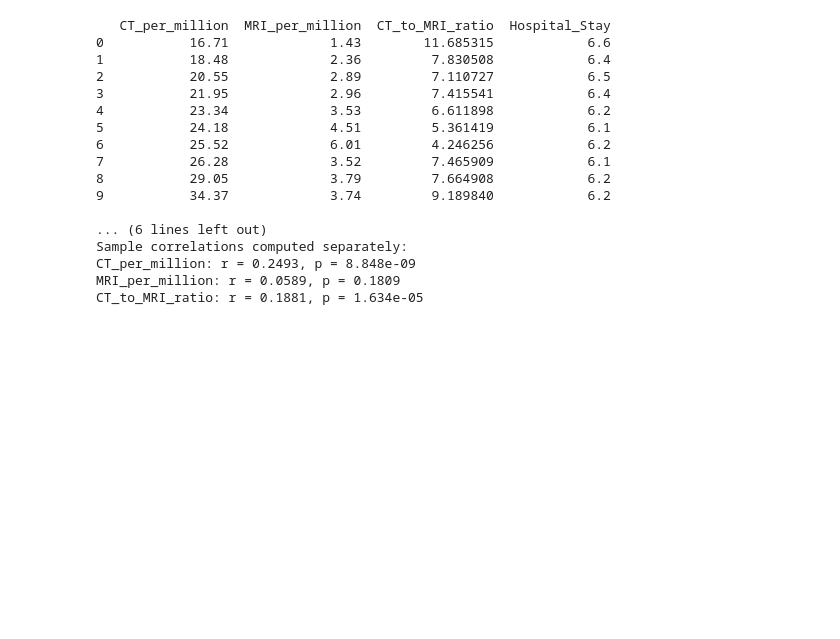
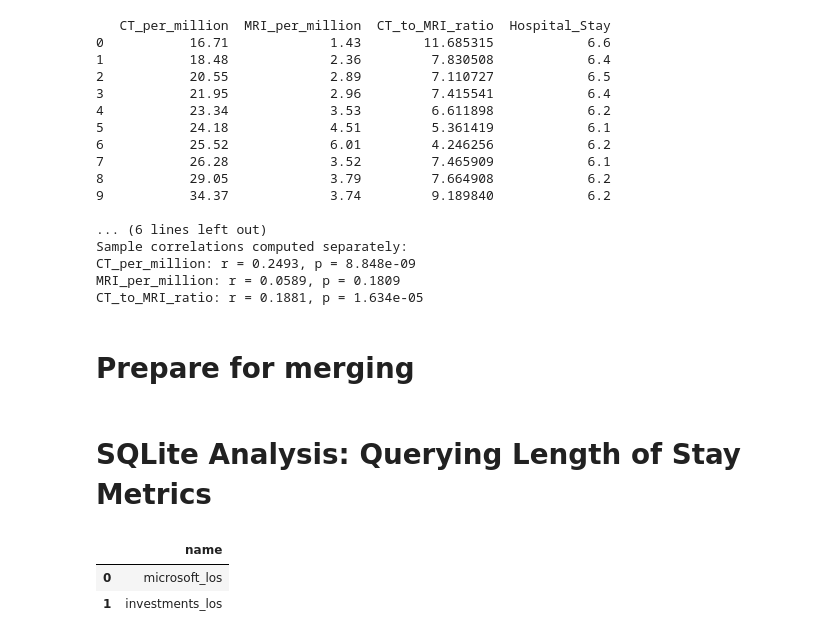
Before and after one commit to awillette89/LoS-analysis, a Jupyter notebook: length-of-stay.ipynb, the cells around one changed output. Cells and saved outputs as stored; diff of their text form; code cells hidden in the pictures; blank space fills up the shorter version.

Commit message:
SQLite integration

```diff
--- a/length-of-stay.ipynb
+++ b/length-of-stay.ipynb
@@ -414,3 +421,25 @@ Sample correlations computed separately:
 CT_per_million: r = 0.2493, p = 8.848e-09
 MRI_per_million: r = 0.0589, p = 0.1809
 CT_to_MRI_ratio: r = 0.1881, p = 1.634e-05
+# %% [markdown]
+# Prepare for merging
+# %% [markdown]
+# SQLite Analysis: Querying Length of Stay Metrics
+# %%
+# Merge cleaned datasets for visualization/analysis
+
+# In-memory SQLite database
+conn = sqlite3.connect(":memory:")
+
+# Load cleaned Microsoft and Investment dfs into SQLite
+msw.to_sql("microsoft_los", conn, index=False, if_exists="replace")
+inv6.to_sql("investments_los", conn, index=False, if_exists="replace")
+
+# Quick verification: Query the list of tables in teh database
+query = "SELECT name FROM sqlite_master WHERE type='table';"
+tables = pd.read_sql(query, conn)
+tables
+# %% [output]
+|  | name |
+| 0 | microsoft_los |
+| 1 | investments_los |
```
Also changed, not shown: parts of 7 cells of this notebook.
